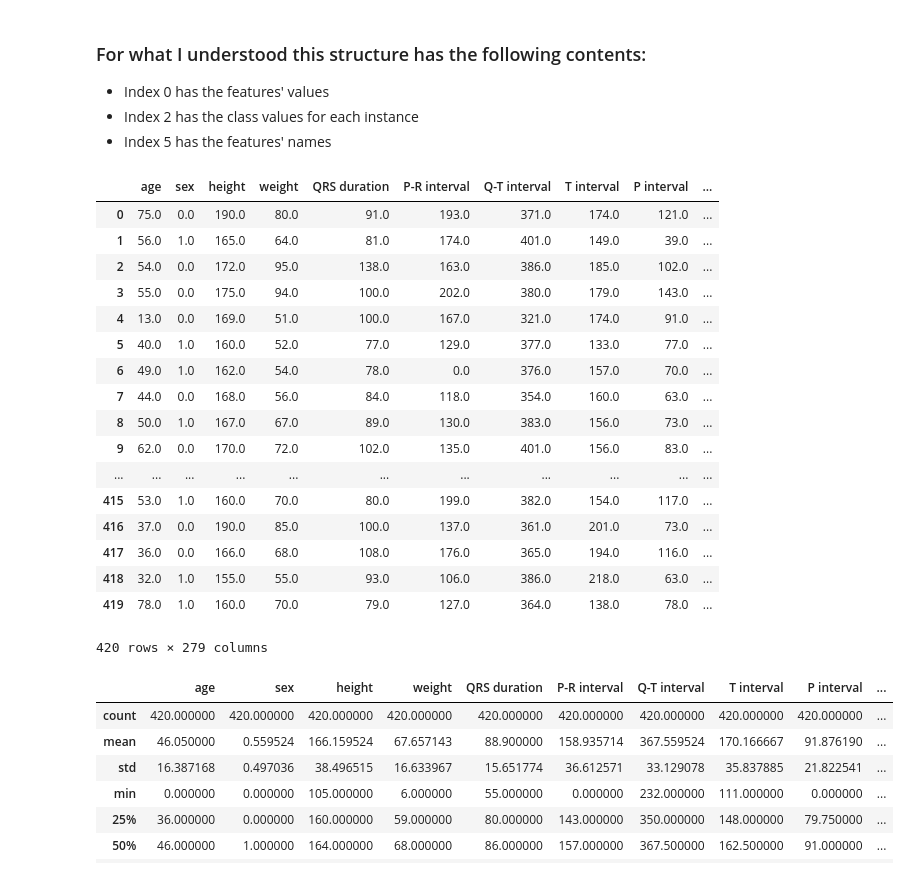
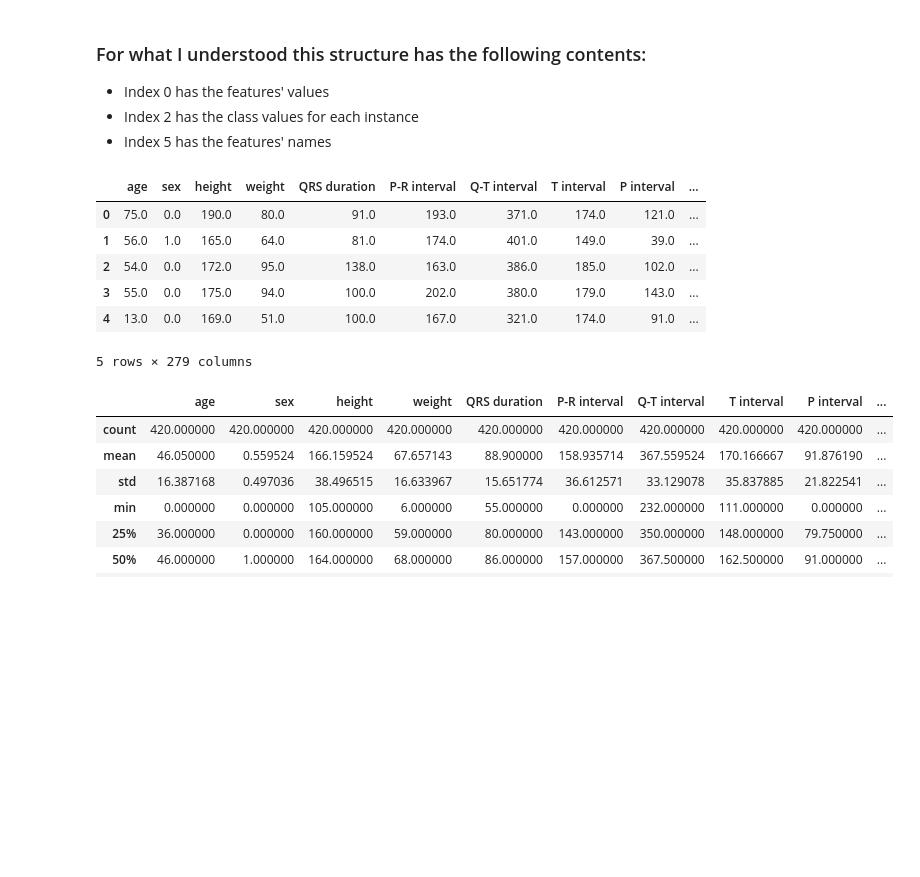
Before and after one commit to msandim/tum-anomaly-detection-challenges, a Jupyter notebook: Homework 1/HW1 - Miguel Sandim.ipynb, the cells around one changed output. Cells and saved outputs as stored; diff of their text form; code cells hidden in the pictures; blank space fills up the shorter version.

```diff
--- a/Homework 1/HW1 - Miguel Sandim.ipynb
+++ b/Homework 1/HW1 - Miguel Sandim.ipynb
@@ -59,8 +59,8 @@ scipy.io.matlab.mio5_params.MatlabObject
 # %%
 data_mat = data_mat['x'][0,0]
 # %%
-for i,x in enumerate(data_mat):
-    print(i)
-    print(type(x))
-    print(x)
-    print("**************************************************************************")
+#for i,x in enumerate(data_mat):
+#    print(i)
+#    print(type(x))
+#    print(x)
+#    print("**************************************************************************")
@@ -93,26 +75,15 @@ dataset = pd.DataFrame(np.hstack((data_mat[0],data_mat[2])), columns = np.append
 dataset["class"] = dataset["class"].astype("category")
 dataset["class"].cat.rename_categories(["anomaly", "ok"], inplace = True)
 # %%
-dataset
+dataset.head()
 # %% [output]
 |  | age | sex | height | weight | QRS duration | P-R interval | Q-T interval | T interval | P interval | ... |
 | 0 | 75.0 | 0.0 | 190.0 | 80.0 | 91.0 | 193.0 | 371.0 | 174.0 | 121.0 | ... |
 | 1 | 56.0 | 1.0 | 165.0 | 64.0 | 81.0 | 174.0 | 401.0 | 149.0 | 39.0 | ... |
 | 2 | 54.0 | 0.0 | 172.0 | 95.0 | 138.0 | 163.0 | 386.0 | 185.0 | 102.0 | ... |
 | 3 | 55.0 | 0.0 | 175.0 | 94.0 | 100.0 | 202.0 | 380.0 | 179.0 | 143.0 | ... |
 | 4 | 13.0 | 0.0 | 169.0 | 51.0 | 100.0 | 167.0 | 321.0 | 174.0 | 91.0 | ... |
-| 5 | 40.0 | 1.0 | 160.0 | 52.0 | 77.0 | 129.0 | 377.0 | 133.0 | 77.0 | ... |
-| 6 | 49.0 | 1.0 | 162.0 | 54.0 | 78.0 | 0.0 | 376.0 | 157.0 | 70.0 | ... |
-| 7 | 44.0 | 0.0 | 168.0 | 56.0 | 84.0 | 118.0 | 354.0 | 160.0 | 63.0 | ... |
-| 8 | 50.0 | 1.0 | 167.0 | 67.0 | 89.0 | 130.0 | 383.0 | 156.0 | 73.0 | ... |
-| 9 | 62.0 | 0.0 | 170.0 | 72.0 | 102.0 | 135.0 | 401.0 | 156.0 | 83.0 | ... |
-| ... | ... | ... | ... | ... | ... | ... | ... | ... | ... | ... |
-| 415 | 53.0 | 1.0 | 160.0 | 70.0 | 80.0 | 199.0 | 382.0 | 154.0 | 117.0 | ... |
-| 416 | 37.0 | 0.0 | 190.0 | 85.0 | 100.0 | 137.0 | 361.0 | 201.0 | 73.0 | ... |
-| 417 | 36.0 | 0.0 | 166.0 | 68.0 | 108.0 | 176.0 | 365.0 | 194.0 | 116.0 | ... |
-| 418 | 32.0 | 1.0 | 155.0 | 55.0 | 93.0 | 106.0 | 386.0 | 218.0 | 63.0 | ... |
-| 419 | 78.0 | 1.0 | 160.0 | 70.0 | 79.0 | 127.0 | 364.0 | 138.0 | 78.0 | ... |
-420 rows × 279 columns
+5 rows × 279 columns
 # %%
 dataset.describe()
 # %% [output]
```
Also changed, not shown: parts of 21 cells of this notebook.
